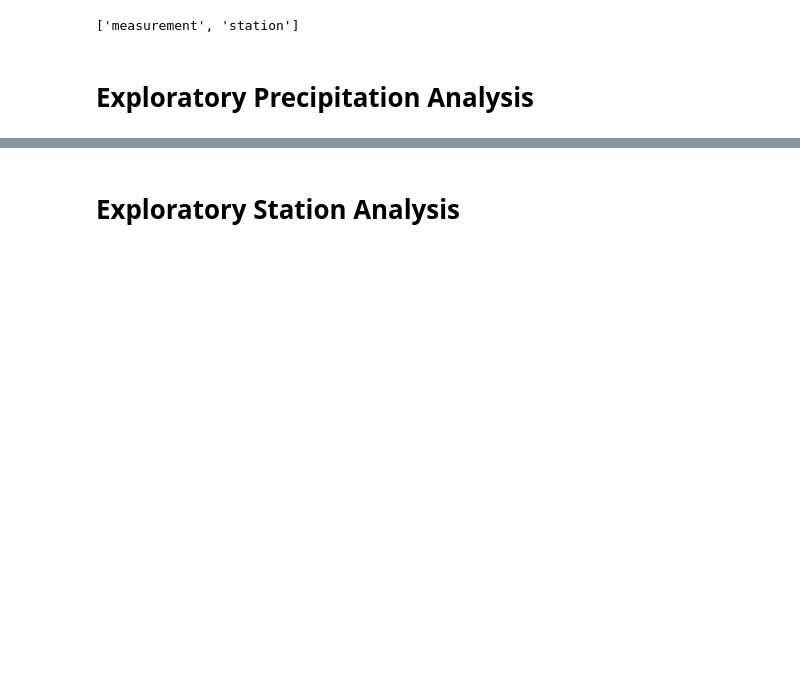
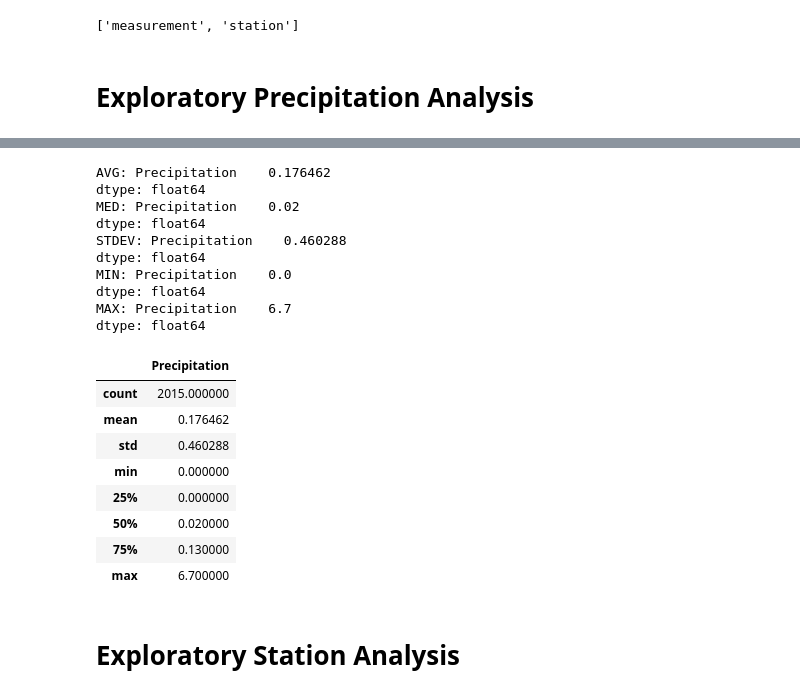
Before and after one commit to amberleeBME/sqlalchemy-challenge, a Jupyter notebook: climate.ipynb, the cells around one changed output, grey strips where cells are left out. Saved outputs shown, nothing was run; the diff lists cells and outputs as text; code cells hidden in the pictures; blank space fills up the shorter version.

```diff
--- a/climate.ipynb
+++ b/climate.ipynb
@@ -69,5 +83,32 @@ recent
 # %%
 # Use Pandas to calcualte the summary statistics for the precipitation data
+print(f"AVG: {df.mean()}")
+print(f"MED: {df.median()}")
+print(f"STDEV: {df.std()}")
+print(f"MIN: {df.min()}")
+print(f"MAX: {df.max()}")
+
+df.describe()
+# %% [output]
+AVG: Precipitation    0.176462
+dtype: float64
+MED: Precipitation    0.02
+dtype: float64
+STDEV: Precipitation    0.460288
+dtype: float64
+MIN: Precipitation    0.0
+dtype: float64
+MAX: Precipitation    6.7
+dtype: float64
+|  | Precipitation |
+| count | 2015.000000 |
+| mean | 0.176462 |
+| std | 0.460288 |
+| min | 0.000000 |
+| 25% | 0.000000 |
+| 50% | 0.020000 |
+| 75% | 0.130000 |
+| max | 6.700000 |
 # %% [markdown]
 # Exploratory Station Analysis
 # %%
```
Also changed, not shown: parts of 4 cells of this notebook.
